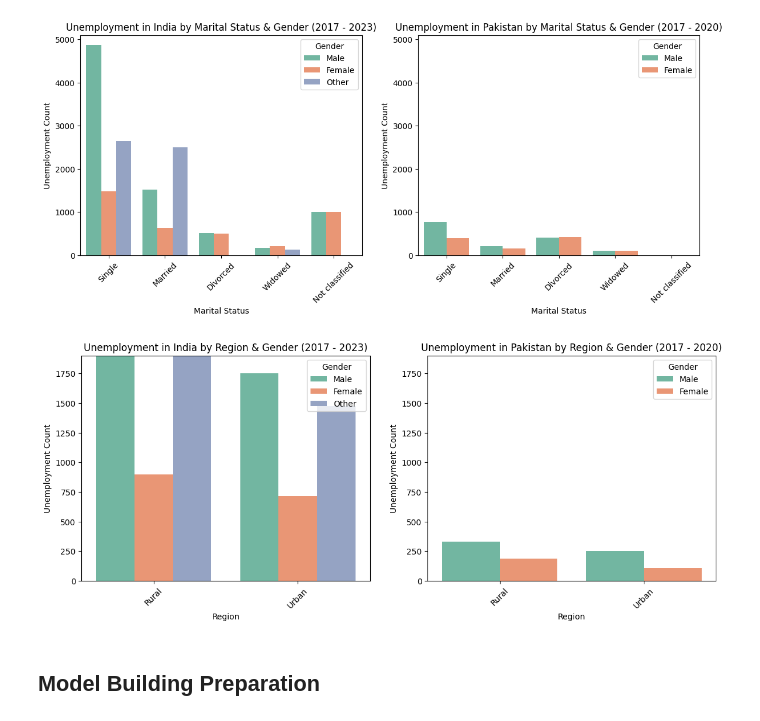
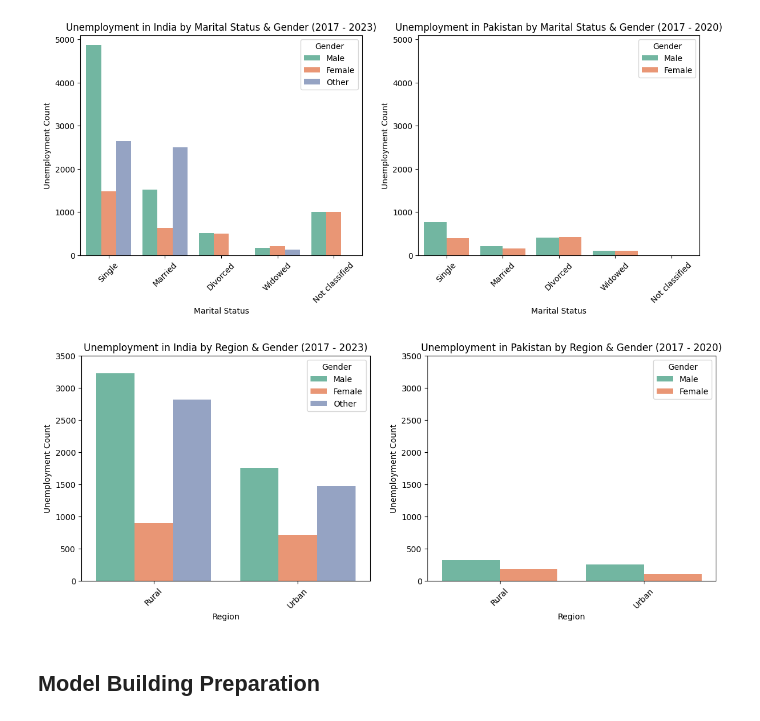
Before and after one commit to KaungSiThu-Sallius/Unemployment-Analysis-and-Prediction-in-India-and-Pakistan, a Jupyter notebook: main.ipynb, the cells around one changed output. Cells and saved outputs as stored; diff of their text form; code cells hidden in the pictures.

```diff
--- a/main.ipynb
+++ b/main.ipynb
@@ -299,31 +334,31 @@ plt.show()
 # %%
 unemploy_sex_age_region_df_india = unemploy_sex_age_region_df[unemploy_sex_age_region_df['country'] == 'India']
 unemploy_sex_age_region_df_india = unemploy_sex_age_region_df_india.groupby(['time','region', 'gender'], observed=True)['value'].agg(['mean'])
 unemploy_sex_age_region_df_india = unemploy_sex_age_region_df_india.reset_index()
 unemploy_sex_age_region_df_pakistan = unemploy_sex_age_region_df[unemploy_sex_age_region_df['country'] == 'Pakistan']
 unemploy_sex_age_region_df_pakistan = unemploy_sex_age_region_df_pakistan.groupby(['time','region', 'gender'], observed=True)['value'].agg(['mean'])
 unemploy_sex_age_region_df_pakistan = unemploy_sex_age_region_df_pakistan.reset_index()
 
 fig, axes = plt.subplots(1,2, figsize=(14,5))
 
 sns.barplot(data=unemploy_sex_age_region_df_india, x='region', y='mean', hue='gender', errorbar=None, hue_order=custom_order, palette="Set2", ax=axes[0])
 axes[0].legend(title='Gender')
 axes[0].set_title('Unemployment in India by Region & Gender (2017 - 2023)')
 axes[0].set_xlabel('Region')
 axes[0].set_ylabel('Unemployment Count')
 axes[0].tick_params(axis='x', rotation=45)
-axes[0].set_ylim(0,1900)
+axes[0].set_ylim(0,3500)
 
 sns.barplot(data=unemploy_sex_age_region_df_pakistan, x='region', y='mean', hue='gender', errorbar=None, palette="Set2",hue_order=custom_order2, ax=axes[1])
 axes[1].legend(title='Gender')
 axes[1].set_title('Unemployment in Pakistan by Region & Gender (2017 - 2020)')
 axes[1].set_xlabel('Region')
 axes[1].set_ylabel('Unemployment Count')
 axes[1].tick_params(axis='x', rotation=45)
-axes[1].set_ylim(0,1900)
+axes[1].set_ylim(0,3500)
 plt.show()
 # %% [output]
-[figure, old version]
+[figure, new version]
 # %% [markdown]
 ## Model Building Preparation
 # %% [markdown]
```
Also changed, not shown: parts of 35 cells of this notebook, 12 other files.
